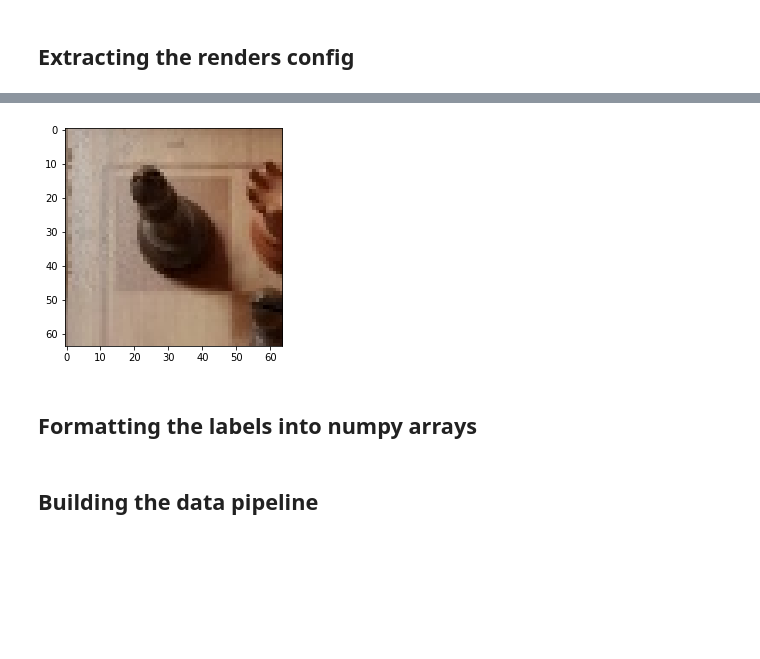
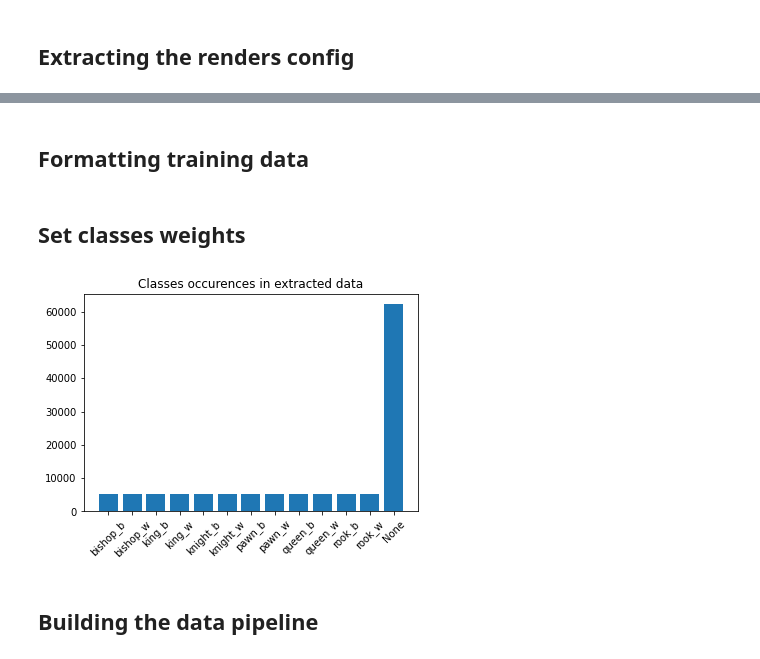
Before and after one commit to TheFamousRat/ChessR, a Jupyter notebook: notebook/ChessR_network.ipynb, the cells around one changed output, grey strips where cells are left out. Drawn from its saved outputs; the diff is of its cells as text; code cells hidden in the pictures; blank space fills up the shorter version.

Commit message:
Included a model training procedure

```diff
--- a/notebook/ChessR_network.ipynb
+++ b/notebook/ChessR_network.ipynb
@@ -79,6 +125,9 @@ config = json.load(open(CONFIG_FILE_PATH, "r"))
 piecesTypes = config['piecesTypes']
 cellsCoordinates = config['cellsCoordinates']
 cellsNames = list(cellsCoordinates.keys())
+
+if not None in piecesTypes:
+  piecesTypes = piecesTypes + [None]
 
 # Finding the extent of the board
 minCoords = np.array([np.inf, np.inf])
@@ -111,36 +152,5 @@ def getRawImagePath(imgNum):
-# %%
-
-# Testing the creation of tfrecord objects
-testDic = {
-    "class" : tf.train.Feature(int64_list=tf.train.Int64List(value=[1])),
-    "img" : tf.train.Feature(bytes_list=tf.train.BytesList(value=[open("test/23_A1_bishop_b.jpg", "rb").read()]))
-}
-
-with tf.io.TFRecordWriter("test.txt") as writer:
-    tfrec = tf.train.Example(features=tf.train.Features(feature=testDic)).SerializeToString()
-
-    writer.write(tfrec)
-# %%
-# Testing the creation of a dataset consuming TFRecords
-def decodeTfRecord(record):
-    features = {
-        "class" : tf.io.FixedLenFeature([], tf.int64),
-        "img" : tf.io.FixedLenFeature([], tf.string)
-    }
-    example = tf.io.parse_single_example(record, features)
-    img = example["img"]
-    img = tf.image.decode_jpeg(img, channels = 3)
-    return example["class"], img
-
-dataset = tf.data.TFRecordDataset(["test.txt"])
-dataset = dataset.map(decodeTfRecord)
-
-imgClass, img = next(iter(dataset))
-plt.figure()
-plt.imshow(img)
-plt.show()
-# %% [output]
-[figure, removed]
+# %% [markdown]
+## Formatting training data
 # %%
 """
 The images all contain pictures of a chess board at a somewhat overlooking angle.
@@ -253,2 +268,0 @@ for imgName in tqdm.tqdm(imagesFiles):
-# %% [markdown]
-## Formatting the labels into numpy arrays
@@ -271,2 +269,26 @@ def numpyArrayFromLabelFile(labelFilePath):
+# %% [markdown]
+## Set classes weights
+# %%
+# Graph for better visualization of class imbalance
+classesInDataset = []
+classesOccurences = []
+for className in typesOccurences:
+    classNameStr = str(className)
+    classesInDataset.append(classNameStr)
+    classesOccurences.append(typesOccurences[className])
+
+plt.bar(classesInDataset, classesOccurences)
+plt.xticks(rotation=45)
+plt.title("Classes occurences in extracted data")
+plt.show()
+
+# We create classes weights invertly proportional to the frequency of the class in the dataset, and then scale them according to a reference class weight
+datasetSize = sum(classesOccurences)
+classWeights = {piecesTypes.index(className):datasetSize/typesOccurences[className] for className in typesOccurences}
+# Picking a reference class whose weight is going to be 1
+weightsScalingFactor = 1.0/classWeights[0]
+classWeights = {className:classWeights[className]*weightsScalingFactor for className in classWeights}
+# %% [output]
+[figure, added]
 # %% [markdown]
 ## Building the data pipeline
```
Also changed, not shown: parts of 24 cells of this notebook, 1 other file.
